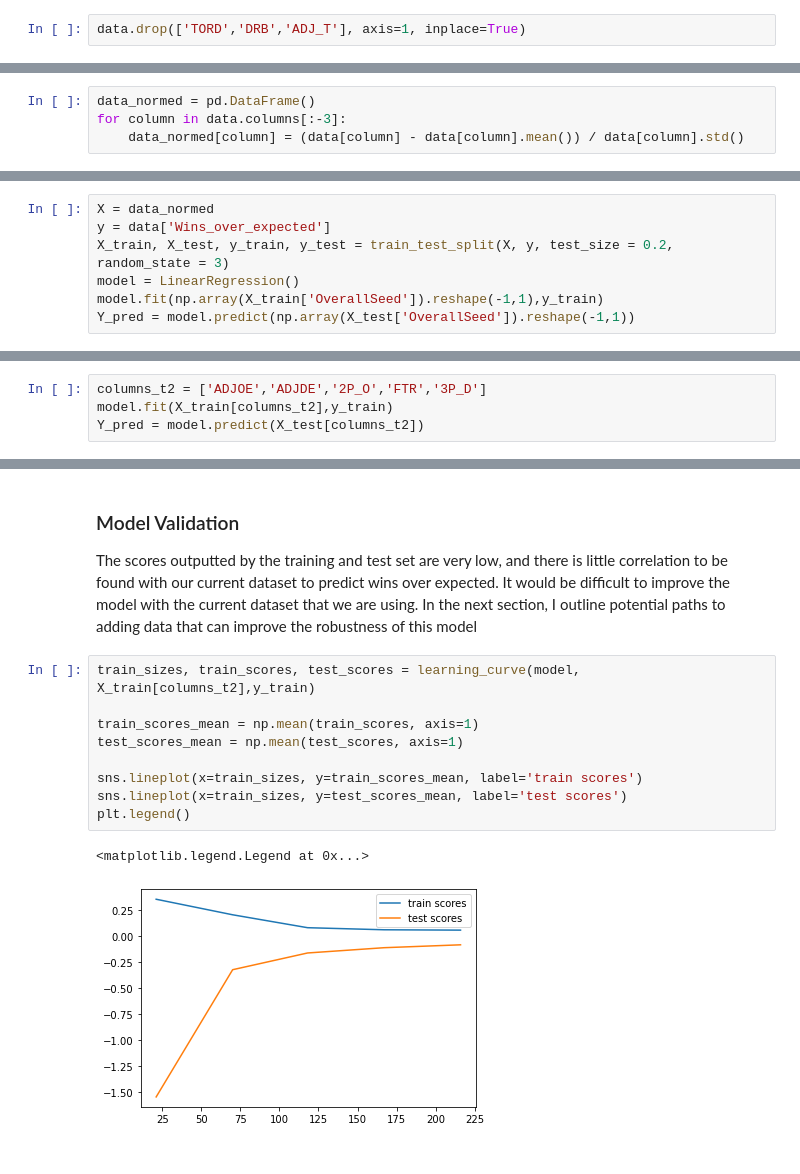
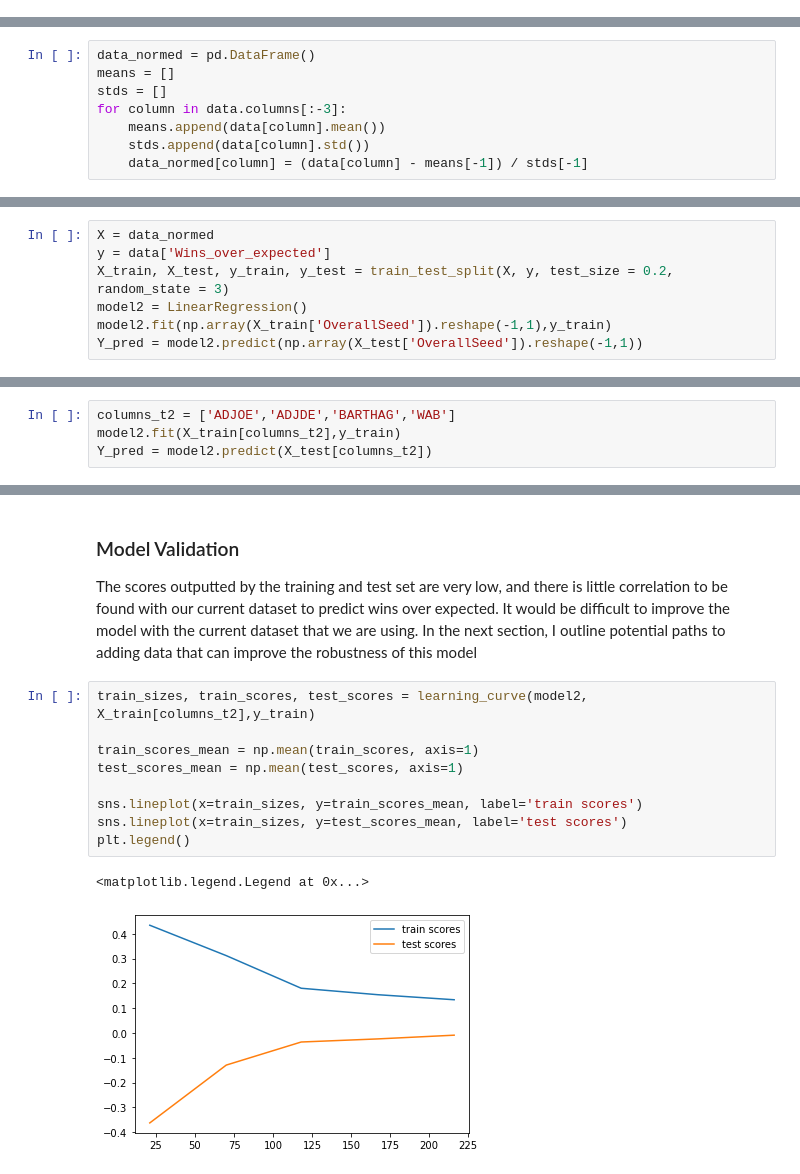
Before and after one commit to alvinyu20/march_madness_model, a Jupyter notebook: March_Madness_Model_2021.ipynb, the cells around one changed output, grey strips where cells are left out. Saved outputs shown, nothing was run; the diff lists cells and outputs as text.

```diff
--- a/March_Madness_Model_2021.ipynb
+++ b/March_Madness_Model_2021.ipynb
@@ -129,2 +106,0 @@ MAY REMOVE Here is a quick check of the correlation between the dataset
-# %%
-data.drop(['TORD','DRB','ADJ_T'], axis=1, inplace=True)
@@ -133,8 +170,12 @@ data.drop(['TORD','DRB','ADJ_T'], axis=1, inplace=True)
 We want to make sure that the units for all parameters are weighted equally in the analysis. To do so, we will need to perform mean normalization and put the normalized values in a new dataframe: data_normed
 # %%
 data_normed = pd.DataFrame()
+means = []
+stds = []
 for column in data.columns[:-3]:
-    data_normed[column] = (data[column] - data[column].mean()) / data[column].std()
+    means.append(data[column].mean())
+    stds.append(data[column].std())
+    data_normed[column] = (data[column] - means[-1]) / stds[-1]
 # %%
 data_normed
 # %% [output]
@@ -310,9 +349,9 @@ RMSE - 0.857
 X = data_normed
 y = data['Wins_over_expected']
 X_train, X_test, y_train, y_test = train_test_split(X, y, test_size = 0.2, random_state = 3)
-model = LinearRegression()
-model.fit(np.array(X_train['OverallSeed']).reshape(-1,1),y_train)
-Y_pred = model.predict(np.array(X_test['OverallSeed']).reshape(-1,1))
+model2 = LinearRegression()
+model2.fit(np.array(X_train['OverallSeed']).reshape(-1,1),y_train)
+Y_pred = model2.predict(np.array(X_test['OverallSeed']).reshape(-1,1))
 # %%
 mean_squared_error(Y_pred,y_test)**(1/2)
 # %% [output]
@@ -323,9 +362,9 @@ sns.scatterplot(x = Y_pred, y = y_test)
 <AxesSubplot:ylabel='Wins_over_expected'>
 [figure]
 # %%
-columns_t2 = ['ADJOE','ADJDE','2P_O','FTR','3P_D']
-model.fit(X_train[columns_t2],y_train)
-Y_pred = model.predict(X_test[columns_t2])
+columns_t2 = ['ADJOE','ADJDE','BARTHAG','WAB']
+model2.fit(X_train[columns_t2],y_train)
+Y_pred = model2.predict(X_test[columns_t2])
 # %%
 mean_squared_error(Y_pred,y_test)**(1/2)
 # %% [output]
@@ -340,14 +379,14 @@ sns.scatterplot(x = Y_pred, y = y_test)
 
 The scores outputted by the training and test set are very low, and there is little correlation to be found with our current dataset to predict wins over expected. It would be difficult to improve the model with the current dataset that we are using. In the next section, I outline potential paths to adding data that can improve the robustness of this model
 # %%
-train_sizes, train_scores, test_scores = learning_curve(model, X_train[columns_t2],y_train)
+train_sizes, train_scores, test_scores = learning_curve(model2, X_train[columns_t2],y_train)
 
 train_scores_mean = np.mean(train_scores, axis=1)
 test_scores_mean = np.mean(test_scores, axis=1)
 
 sns.lineplot(x=train_sizes, y=train_scores_mean, label='train scores')
 sns.lineplot(x=train_sizes, y=test_scores_mean, label='test scores')
 plt.legend()
 # %% [output]
 <matplotlib.legend.Legend at 0x...>
-[figure, old version]
+[figure, new version]
```
Also changed, not shown: parts of 26 cells of this notebook, 2 other files.
